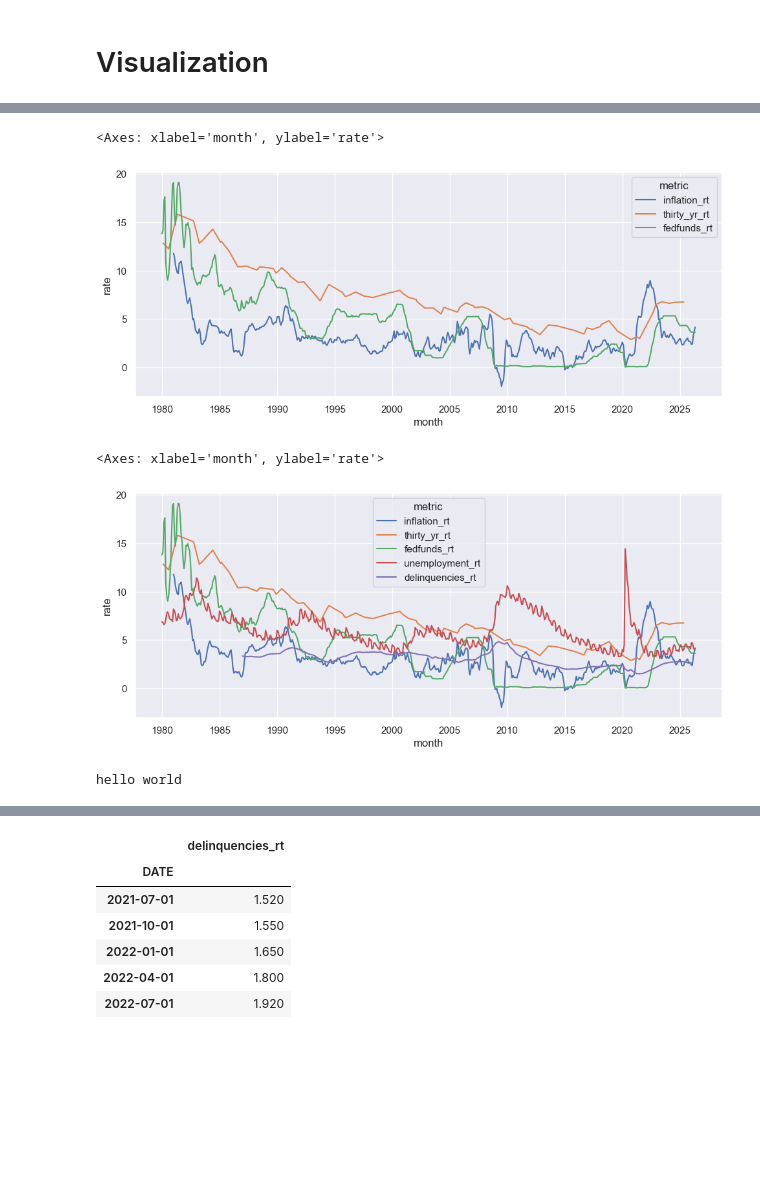
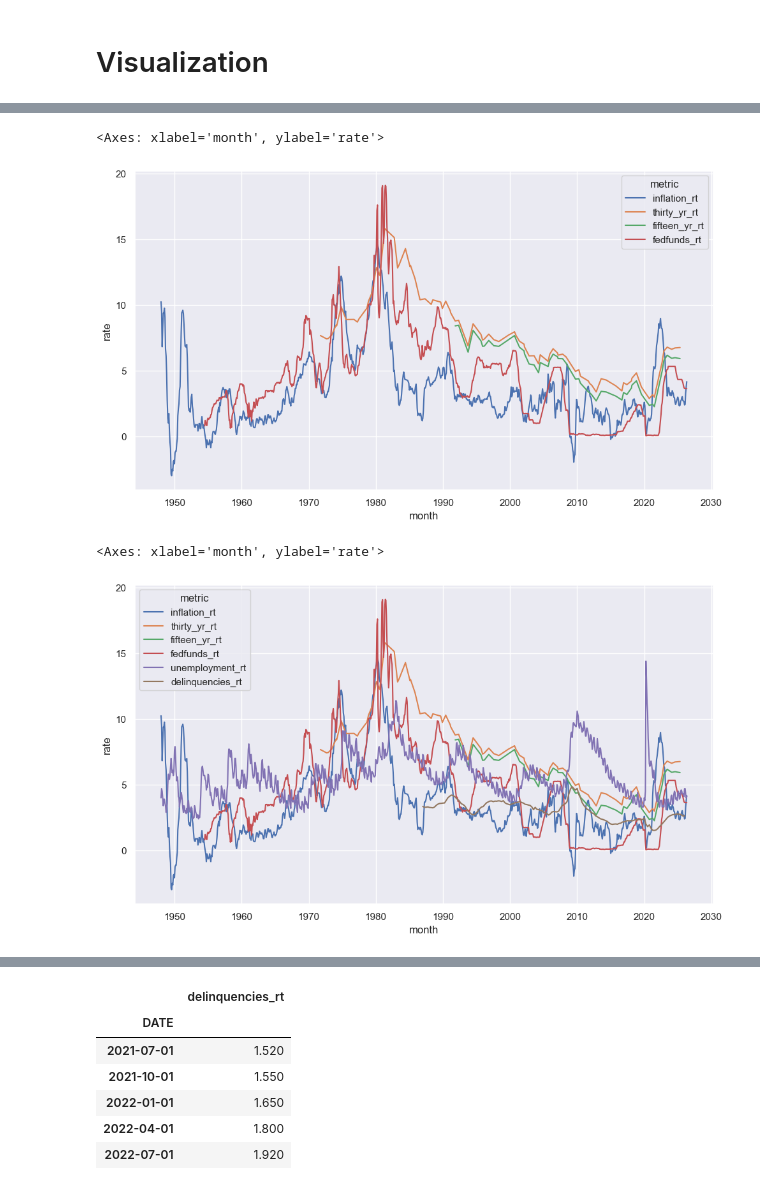
Before and after one commit to pval108/economic-review, a Jupyter notebook: economics.ipynb, the cells around one changed output, grey strips where cells are left out. Drawn from its saved outputs; the diff is of its cells as text; code cells hidden in the pictures; blank space fills up the shorter version.

Commit message:
added visuals and metrics

```diff
--- a/economics.ipynb
+++ b/economics.ipynb
@@ -75,6 +110,6 @@ print(delinquencies.index.min())
 # %%
 #dim date
-start = "1980-01-01"
+start = "1900-01-01"
 end = pd.Timestamp.today().normalize()  # or "today"
 months = pd.date_range(start=start, end=end, freq="MS")  # month starts
 
@@ -86,9 +121,19 @@ dim_date["month_str"] = dim_date["month"].dt.strftime("%Y-%m")
 df = dim_date.merge(inflation, left_on='month',right_index=True,how='left')
 df = df.merge(employment_nonfarm, left_on='month',right_index=True,how='left')
 df = df.merge(thirtyr, left_on='month',right_index=True,how='left')
+df = df.merge(fifteenyr, left_on='month',right_index=True,how='left')
 df = df.merge(fedfunds, left_on='month',right_index=True,how='left')
 df = df.merge(unemployment, left_on='month',right_index=True,how='left')
 df = df.merge(delinquencies, left_on='month',right_index=True,how='left')
+df = df.merge(gdp, left_on='month',right_index=True,how='left')
+df = df.merge(tenyr_treasury, left_on='month',right_index=True,how='left')
+df = df.merge(twoyr_treasury, left_on='month',right_index=True,how='left')
+df = df.merge(labor_prod, left_on='month',right_index=True,how='left')
+df = df.merge(unit_labor_cost, left_on='month',right_index=True,how='left')
+df = df.merge(ind_prod, left_on='month',right_index=True,how='left')
+df = df.merge(retail_sales, left_on='month',right_index=True,how='left')
+df = df.merge(real_pi, left_on='month',right_index=True,how='left')
+df = df.merge(wage_gr, left_on='month',right_index=True,how='left')
 
 df = df.iloc[:-1,]
 # %%
@@ -126,7 +181,7 @@ dtype: object
 df_long = pd.melt(
     df,
     id_vars=['month','month_str'],
-    value_vars=['inflation_rt', 'employment_nonfarm', 'thirty_yr_rt', 'fedfunds_rt', 'unemployment_rt', 'delinquencies_rt'],
+    value_vars=df.columns[2:],
     var_name='metric',
     value_name='rate'
 )
@@ -149,25 +207,19 @@ array(['inflation_rt', 'employment_nonfarm', 'thirty_yr_rt',
 # %%
-sns.set_theme(rc={'figure.figsize':(11.7,4.5)})
+sns.set_theme(rc={'figure.figsize':(11.7,6.5)})
 
 x = df_long.copy()
-allowed_metrics = ['inflation_rt','fedfunds_rt','thirty_yr_rt']
+allowed_metrics = ['inflation_rt','fedfunds_rt','thirty_yr_rt','fifteen_yr_rt']
 x = x[x['metric'].isin(allowed_metrics)]
 sns.lineplot(x, x='month', y='rate', hue='metric')
 # %% [output]
 <Axes: xlabel='month', ylabel='rate'>
-[figure, old version]
+[figure, new version]
 # %%
-sns.set_theme(rc={'figure.figsize':(11.7,4.5)})
-
 x = df_long.copy()
 allowed_metrics = ['inflation_rt', 'thirty_yr_rt',
-       'fedfunds_rt', 'unemployment_rt', 'delinquencies_rt']
+       'fedfunds_rt', 'unemployment_rt', 'delinquencies_rt','fifteen_yr_rt']
 x = x[x['metric'].isin(allowed_metrics)]
 sns.lineplot(x, x='month', y='rate', hue='metric')
 # %% [output]
 <Axes: xlabel='month', ylabel='rate'>
-[figure, old version]
+[figure, new version]
-# %%
-print('hello world')
-# %% [output]
-hello world
```
Also changed, not shown: parts of 17 cells of this notebook.
